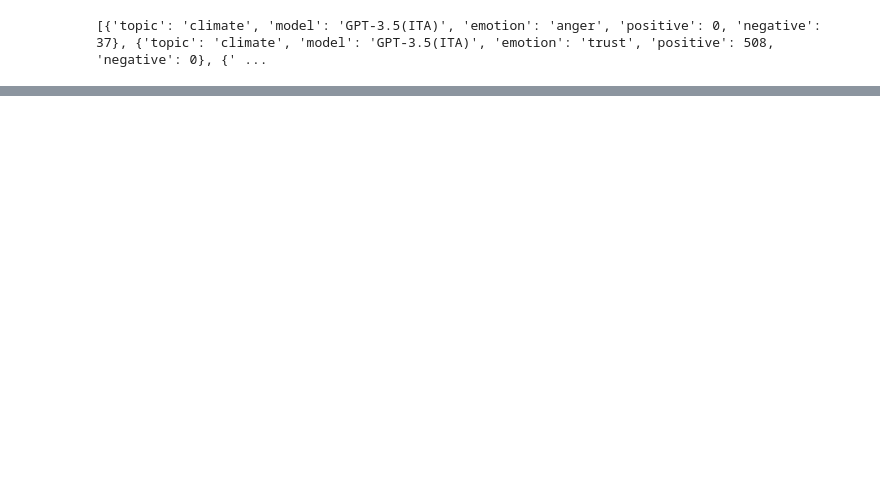
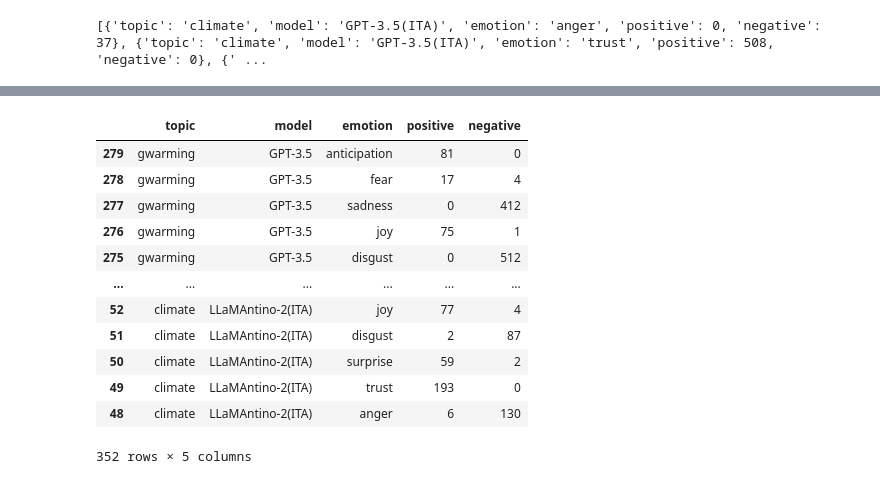
Before and after one commit to RiccardoImprota/TextuaLLMap, a Jupyter notebook: EmotionsHist.ipynb, the cells around one changed output, grey strips where cells are left out. Saved outputs shown, nothing was run; the diff lists cells and outputs as text; code cells hidden in the pictures; blank space fills up the shorter version.

```diff
--- a/EmotionsHist.ipynb
+++ b/EmotionsHist.ipynb
@@ -102,6 +102,21 @@ def model_sort_order(model):
 df = df.sort_values(by='model', key=lambda x: x.map(model_sort_order))
 # %%
 #df.to_csv('emotionspresence.csv', index=False)
+display(df)
+# %% [output]
+|  | topic | model | emotion | positive | negative |
+| 279 | gwarming | GPT-3.5 | anticipation | 81 | 0 |
+| 278 | gwarming | GPT-3.5 | fear | 17 | 4 |
+| 277 | gwarming | GPT-3.5 | sadness | 0 | 412 |
+| 276 | gwarming | GPT-3.5 | joy | 75 | 1 |
+| 275 | gwarming | GPT-3.5 | disgust | 0 | 512 |
+| ... | ... | ... | ... | ... | ... |
+| 52 | climate | LLaMAntino-2(ITA) | joy | 77 | 4 |
+| 51 | climate | LLaMAntino-2(ITA) | disgust | 2 | 87 |
+| 50 | climate | LLaMAntino-2(ITA) | surprise | 59 | 2 |
+| 49 | climate | LLaMAntino-2(ITA) | trust | 193 | 0 |
+| 48 | climate | LLaMAntino-2(ITA) | anger | 6 | 130 |
+352 rows × 5 columns
 # %%
 # Define your color mapping and topic titles
 colors = {
```
Also changed, not shown: parts of 3 cells of this notebook, 15 other files.
